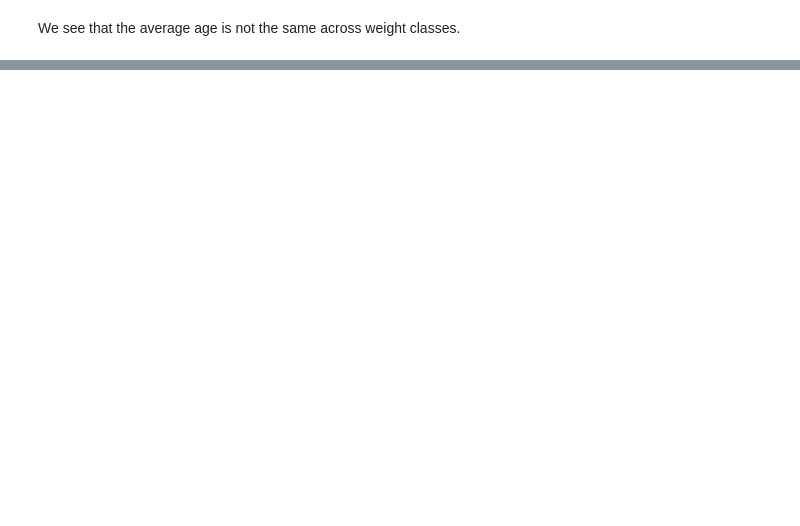
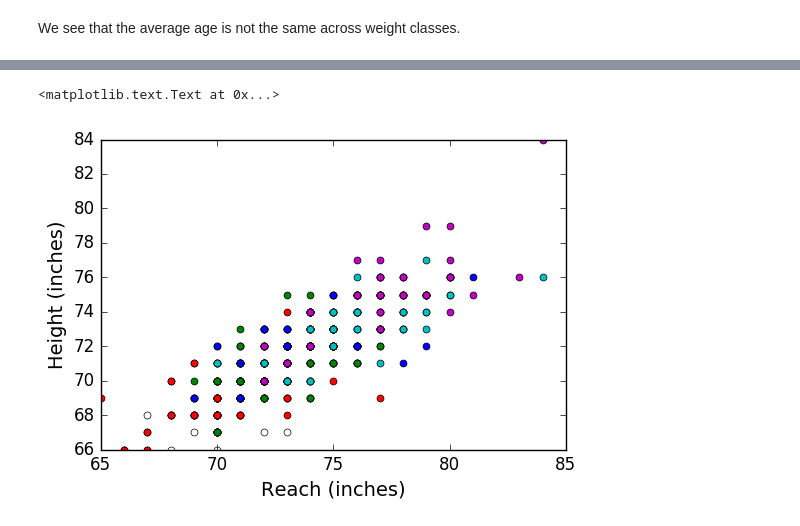
Before and after one commit to jhalverson/data_science, a Jupyter notebook: misc/mma_analytics/examination_of_ufc_dot_com_data.ipynb, the cells around one changed output, grey strips where cells are left out. Drawn from its saved outputs; the diff is of its cells as text; code cells hidden in the pictures; blank space fills up the shorter version.

```diff
--- a/misc/mma_analytics/examination_of_ufc_dot_com_data.ipynb
+++ b/misc/mma_analytics/examination_of_ufc_dot_com_data.ipynb
@@ -549,0 +577,12 @@ We see that the average age is not the same across weight classes.
+# %%
+plt.plot(fw.Reach, fw.Height, 'wo')
+plt.plot(lw.Reach, lw.Height, 'ro')
+plt.plot(ww.Reach, ww.Height, 'go')
+plt.plot(mw.Reach, mw.Height, 'bo')
+plt.plot(lh.Reach, lh.Height, 'co')
+plt.plot(hw.Reach, hw.Height, 'mo')
+plt.xlabel('Reach (inches)')
+plt.ylabel('Height (inches)')
+# %% [output]
+<matplotlib.text.Text at 0x...>
+[figure, added]
```
Also changed, not shown: parts of 8 cells of this notebook, 1 other file.
